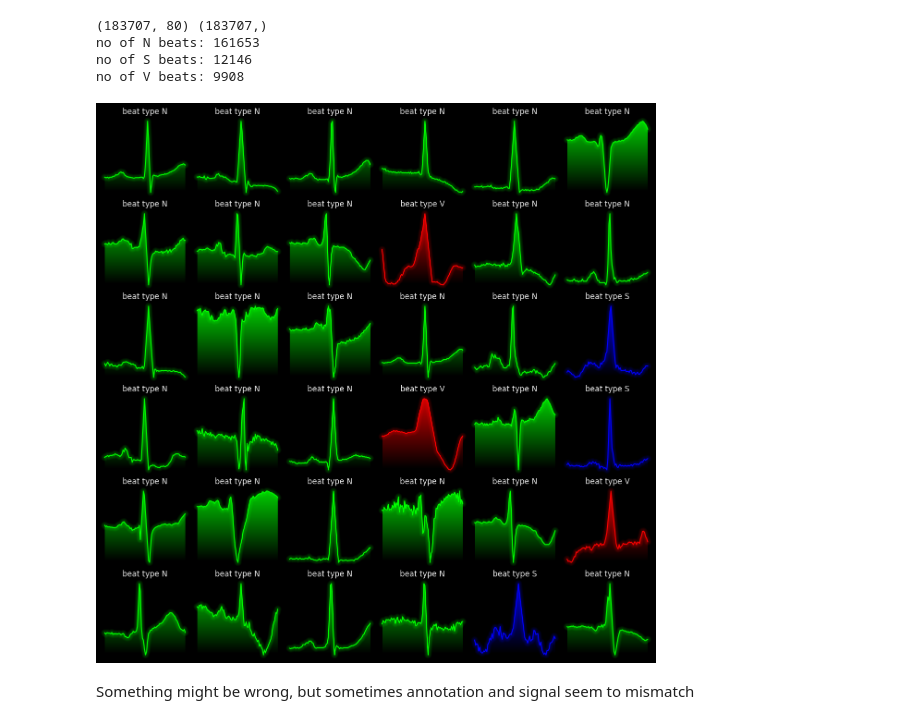
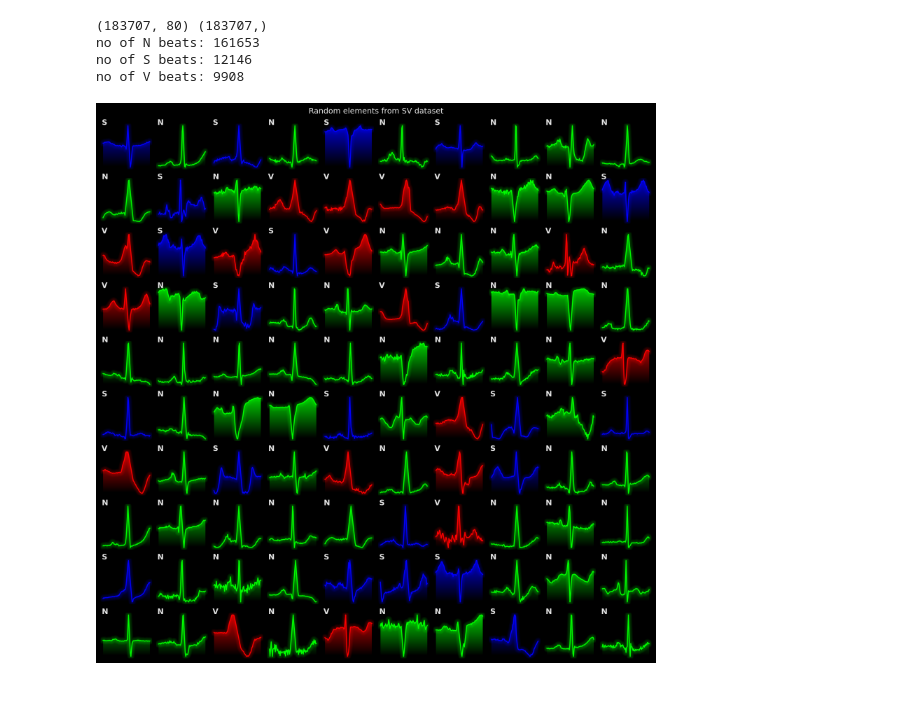
Before and after one commit to Yolonek/MachineLearningApplications, a Jupyter notebook: 3.ECG/MLPforECG.ipynb, the cells around one changed output. Drawn from its saved outputs; the diff is of its cells as text; code cells hidden in the pictures; blank space fills up the shorter version.

Commit message:
printing graphs upgraded

```diff
--- a/3.ECG/MLPforECG.ipynb
+++ b/3.ECG/MLPforECG.ipynb
@@ -43,20 +42,39 @@ print('no of V beats: ' + str(np.count_nonzero(all_annotations == 'V')))
 no of N beats: 161653
 no of S beats: 12146
 no of V beats: 9908
-# %%
-def plot_random_beats(beats, annotations, size):
-    colors = {'N': 'lime', 'S': 'blue', 'V': 'red'}
-    with plt.style.context('cyberpunk'):
-        figure, axes = plt.subplots(*size, layout='constrained', figsize=(12, 12))
-        for ax in figure.axes:
-            random_index = np.random.randint(len(annotations))
-            ax.plot(beats[random_index], color=colors[annotations[random_index]])
-            ax.set(title=f'beat type {annotations[random_index]}')
-            ax.axis(False)
-            enhance_plot(figure, ax, glow=True, alpha_gradient=0.8)
-    figure.savefig(f'images/random_beat_images{[*size]}.png')
-plot_random_beats(all_beats, all_annotations, (6, 6))
-# %% [output]
-[figure, removed]
-# %% [markdown]
-Something might be wrong, but sometimes annotation and signal seem to mismatch
+# %%
+def randomly_pick_indexes(labels: np.array, quantity: int, proportions: dict[str, float]):
+    group_labels = list(proportions.keys())
+    group_proportions = [round(quantity * p) for p in proportions.values()]
+    picks = []
+    for label, proportion in zip(group_labels, group_proportions):
+        group = np.where(labels == label)[0]
+        picks.append(choice(group, size=proportion, replace=False))
+    picks = np.hstack(picks)
+    shuffle(picks)
+    return picks
+
+def plot_random_beats(beats, beat_annotations, size, proportions, title=None, file=None):
+    colors = {'N': 'lime', 'S': 'blue', 'V': 'red'}
+    with plt.style.context('cyberpunk'):
+        figure, axes = plt.subplots(*size, layout='constrained', figsize=(12, 12))
+        fontsize = figure.axes[0].get_window_extent().transformed(figure.dpi_scale_trans.inverted())
+        fontsize = fontsize.width * 0.15 * figure.dpi
+        random_ann_labels = randomly_pick_indexes(beat_annotations, size[0] * size[1], proportions)
+        for ax, random_index in zip(figure.axes, random_ann_labels):
+            ax.plot(beats[random_index], color=colors[beat_annotations[random_index]])
+            ax.text(x=0.02, y=0.98, s=f'{beat_annotations[random_index]}',
+                    transform=ax.transAxes, fontweight='bold', fontsize=fontsize)
+            ax.axis(False)
+            enhance_plot(figure, ax, glow=True, alpha_gradient=0.8, dpi=150)
+        figure.suptitle(title, )
+    if file is None:
+        figure.savefig(f'images/random_beat_images{"x".join([str(coord) for coord in size])}.png')
+    else:
+        figure.savefig(f'images/{file}.png')
+# %%
+fig_title = 'Random elements from SV dataset'
+props = {'N': 0.6, 'S': 0.22, 'V': 0.18}
+plot_random_beats(all_beats, all_annotations, (10, 10), props, title=fig_title)
+# %% [output]
+[figure, added]
```
Also changed, not shown: parts of 4 cells of this notebook, 8 other files.
